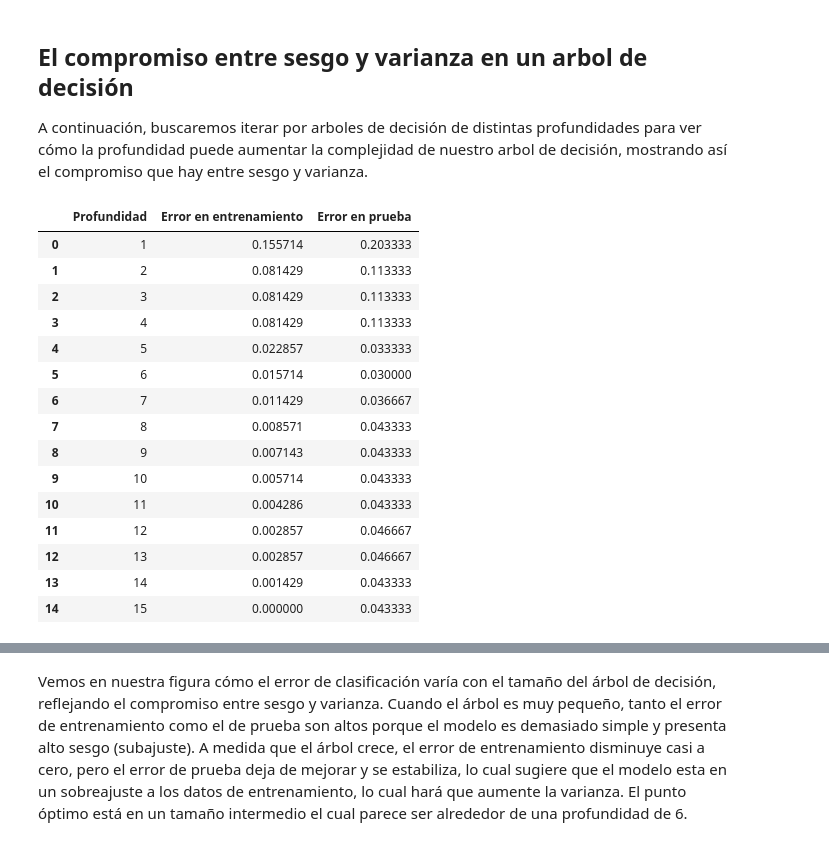
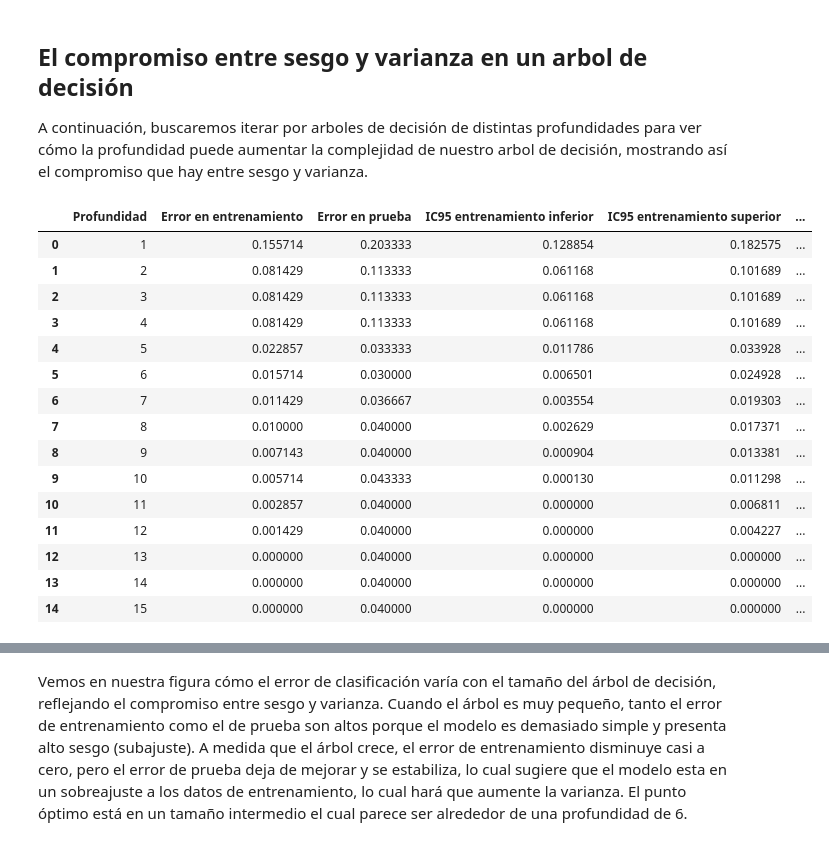
Before and after one commit to SamuelSuaV/Talleres-Topicos-en-aprendizaje-de-maquinas, a Jupyter notebook: Taller2/Taller_2_samuel_suarez.ipynb, the cells around one changed output, grey strips where cells are left out. Saved outputs shown, nothing was run; the diff lists cells and outputs as text; code cells hidden in the pictures.

```diff
--- a/Taller2/Taller_2_samuel_suarez.ipynb
+++ b/Taller2/Taller_2_samuel_suarez.ipynb
@@ -85,44 +85,64 @@ A continuación, buscaremos iterar por arboles de decisión de distintas profund
 # %%
 # Crear un loop (for) para validar el resultado en accuracy para distintos k. Guardar los resultados en entrenamiento y prueba
 train_scores = []
 test_scores = []
 
 profundidad = np.arange(1, 16, 1)
 
 for d in profundidad:
     arbol = DTC(criterion='entropy',
     max_depth = d,
-    random_state = 888)
+    random_state = 4)
     arbol.fit(X, y)
     arbol.fit(x_train, y_train)
     train_scores.append(1-accuracy_score(y_train, arbol.predict(x_train)))
     test_scores.append(1- accuracy_score(y_test, arbol.predict(x_test)))
 
+train_scores_np = np.array(train_scores)
+test_scores_np = np.array(test_scores)
+
+n_train = len(y_train)
+n_test = len(y_test)
+
+# Añadimos calculos para los intervalos de confianza
+train_margin = 1.96 * np.sqrt((train_scores_np * (1 - train_scores_np)) / n_train)
+test_margin = 1.96 * np.sqrt((test_scores_np * (1 - test_scores_np)) / n_test)
+
+train_ci_lower = np.clip(train_scores_np - train_margin, 0, 1)
+train_ci_upper = np.clip(train_scores_np + train_margin, 0, 1)
+
+test_ci_lower = np.clip(test_scores_np - test_margin, 0, 1)
+test_ci_upper = np.clip(test_scores_np + test_margin, 0, 1)
+
 # Mostramos los resultados
 df = pd.DataFrame({
     'Profundidad': profundidad,
     'Error en entrenamiento': train_scores,
-    'Error en prueba': test_scores
+    'Error en prueba': test_scores,
+    'IC95 entrenamiento inferior': train_ci_lower,
+    'IC95 entrenamiento superior': train_ci_upper,
+    'IC95 prueba inferior': test_ci_lower,
+    'IC95 prueba superior': test_ci_upper
 })
 
 df
 # %% [output]
-|  | Profundidad | Error en entrenamiento | Error en prueba |
-| 0 | 1 | 0.155714 | 0.203333 |
-| 1 | 2 | 0.081429 | 0.113333 |
-| 2 | 3 | 0.081429 | 0.113333 |
-| 3 | 4 | 0.081429 | 0.113333 |
-| 4 | 5 | 0.022857 | 0.033333 |
-| 5 | 6 | 0.015714 | 0.030000 |
-| 6 | 7 | 0.011429 | 0.036667 |
-| 7 | 8 | 0.008571 | 0.043333 |
-| 8 | 9 | 0.007143 | 0.043333 |
-| 9 | 10 | 0.005714 | 0.043333 |
-| 10 | 11 | 0.004286 | 0.043333 |
-| 11 | 12 | 0.002857 | 0.046667 |
-| 12 | 13 | 0.002857 | 0.046667 |
-| 13 | 14 | 0.001429 | 0.043333 |
-| 14 | 15 | 0.000000 | 0.043333 |
+|  | Profundidad | Error en entrenamiento | Error en prueba | IC95 entrenamiento inferior | IC95 entrenamiento superior | ... |
+| 0 | 1 | 0.155714 | 0.203333 | 0.128854 | 0.182575 | ... |
+| 1 | 2 | 0.081429 | 0.113333 | 0.061168 | 0.101689 | ... |
+| 2 | 3 | 0.081429 | 0.113333 | 0.061168 | 0.101689 | ... |
+| 3 | 4 | 0.081429 | 0.113333 | 0.061168 | 0.101689 | ... |
+| 4 | 5 | 0.022857 | 0.033333 | 0.011786 | 0.033928 | ... |
+| 5 | 6 | 0.015714 | 0.030000 | 0.006501 | 0.024928 | ... |
+| 6 | 7 | 0.011429 | 0.036667 | 0.003554 | 0.019303 | ... |
+| 7 | 8 | 0.010000 | 0.040000 | 0.002629 | 0.017371 | ... |
+| 8 | 9 | 0.007143 | 0.040000 | 0.000904 | 0.013381 | ... |
+| 9 | 10 | 0.005714 | 0.043333 | 0.000130 | 0.011298 | ... |
+| 10 | 11 | 0.002857 | 0.040000 | 0.000000 | 0.006811 | ... |
+| 11 | 12 | 0.001429 | 0.040000 | 0.000000 | 0.004227 | ... |
+| 12 | 13 | 0.000000 | 0.040000 | 0.000000 | 0.000000 | ... |
+| 13 | 14 | 0.000000 | 0.040000 | 0.000000 | 0.000000 | ... |
+| 14 | 15 | 0.000000 | 0.040000 | 0.000000 | 0.000000 | ... |
 # %%
 # Graficamos los resultados del loop
 
```
Also changed, not shown: parts of 5 cells of this notebook.
